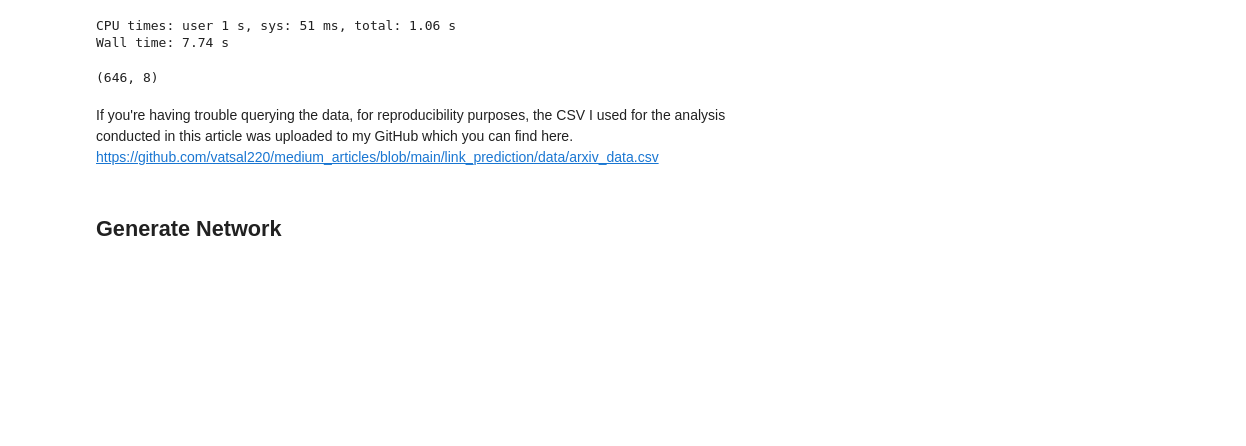
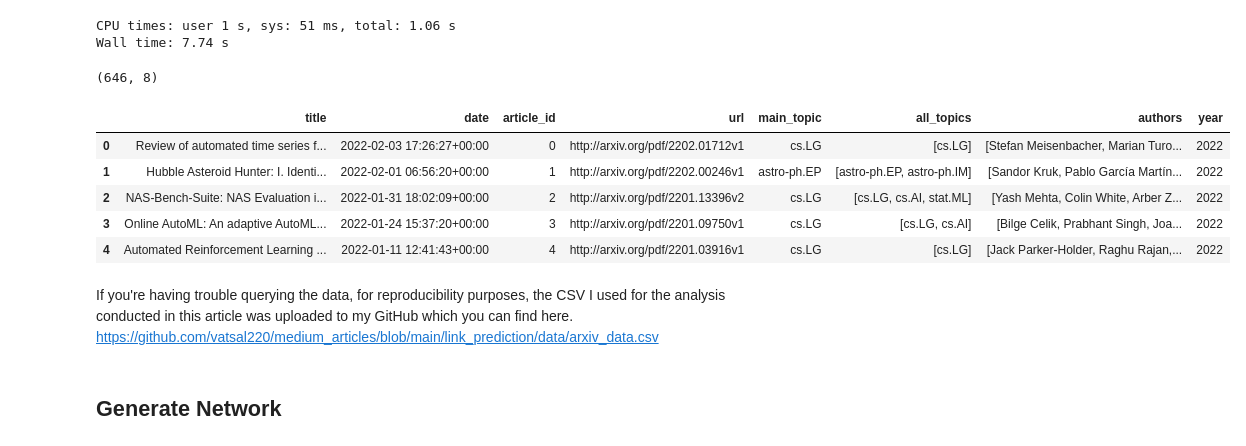
Before and after one commit to vatsal220/medium_articles, a Jupyter notebook: link_prediction/link_prediction.ipynb, the cells around one changed output. Saved outputs shown, nothing was run; the diff lists cells and outputs as text; code cells hidden in the pictures; blank space fills up the shorter version.

```diff
--- a/link_prediction/link_prediction.ipynb
+++ b/link_prediction/link_prediction.ipynb
@@ -40,7 +37,7 @@ You are able to fetch more information like the `links, summary, article` but I
 
 For reference to the Arxiv API, you can find their detailed documentation here : https://arxiv.org/help/api/user-manual
 # %%
-def search_arxiv(queries, max_results = 1000):
+def search_arxiv(queries, max_results = 100):
     '''
     This function will search arxiv associated to a set of queries and store
     the latest 10000 (max_results) associated to that search.
@@ -107,6 +104,15 @@ research_df.shape
 CPU times: user 1 s, sys: 51 ms, total: 1.06 s
 Wall time: 7.74 s
 (646, 8)
+# %%
+research_df.head()
+# %% [output]
+|  | title | date | article_id | url | main_topic | all_topics | authors | year |
+| 0 | Review of automated time series f... | 2022-02-03 17:26:27+00:00 | 0 | http://arxiv.org/pdf/2202.01712v1 | cs.LG | [cs.LG] | [Stefan Meisenbacher, Marian Turo... | 2022 |
+| 1 | Hubble Asteroid Hunter: I. Identi... | 2022-02-01 06:56:20+00:00 | 1 | http://arxiv.org/pdf/2202.00246v1 | astro-ph.EP | [astro-ph.EP, astro-ph.IM] | [Sandor Kruk, Pablo García Martín... | 2022 |
+| 2 | NAS-Bench-Suite: NAS Evaluation i... | 2022-01-31 18:02:09+00:00 | 2 | http://arxiv.org/pdf/2201.13396v2 | cs.LG | [cs.LG, cs.AI, stat.ML] | [Yash Mehta, Colin White, Arber Z... | 2022 |
+| 3 | Online AutoML: An adaptive AutoML... | 2022-01-24 15:37:20+00:00 | 3 | http://arxiv.org/pdf/2201.09750v1 | cs.LG | [cs.LG, cs.AI] | [Bilge Celik, Prabhant Singh, Joa... | 2022 |
+| 4 | Automated Reinforcement Learning ... | 2022-01-11 12:41:43+00:00 | 4 | http://arxiv.org/pdf/2201.03916v1 | cs.LG | [cs.LG] | [Jack Parker-Holder, Raghu Rajan,... | 2022 |
 # %% [markdown]
 If you're having trouble querying the data, for reproducibility purposes, the CSV I used for the analysis conducted in this article was uploaded to my GitHub which you can find here. https://github.com/vatsal220/medium_articles/blob/main/link_prediction/data/arxiv_data.csv
 # %% [markdown]
```
Also changed, not shown: parts of 9 cells of this notebook.
